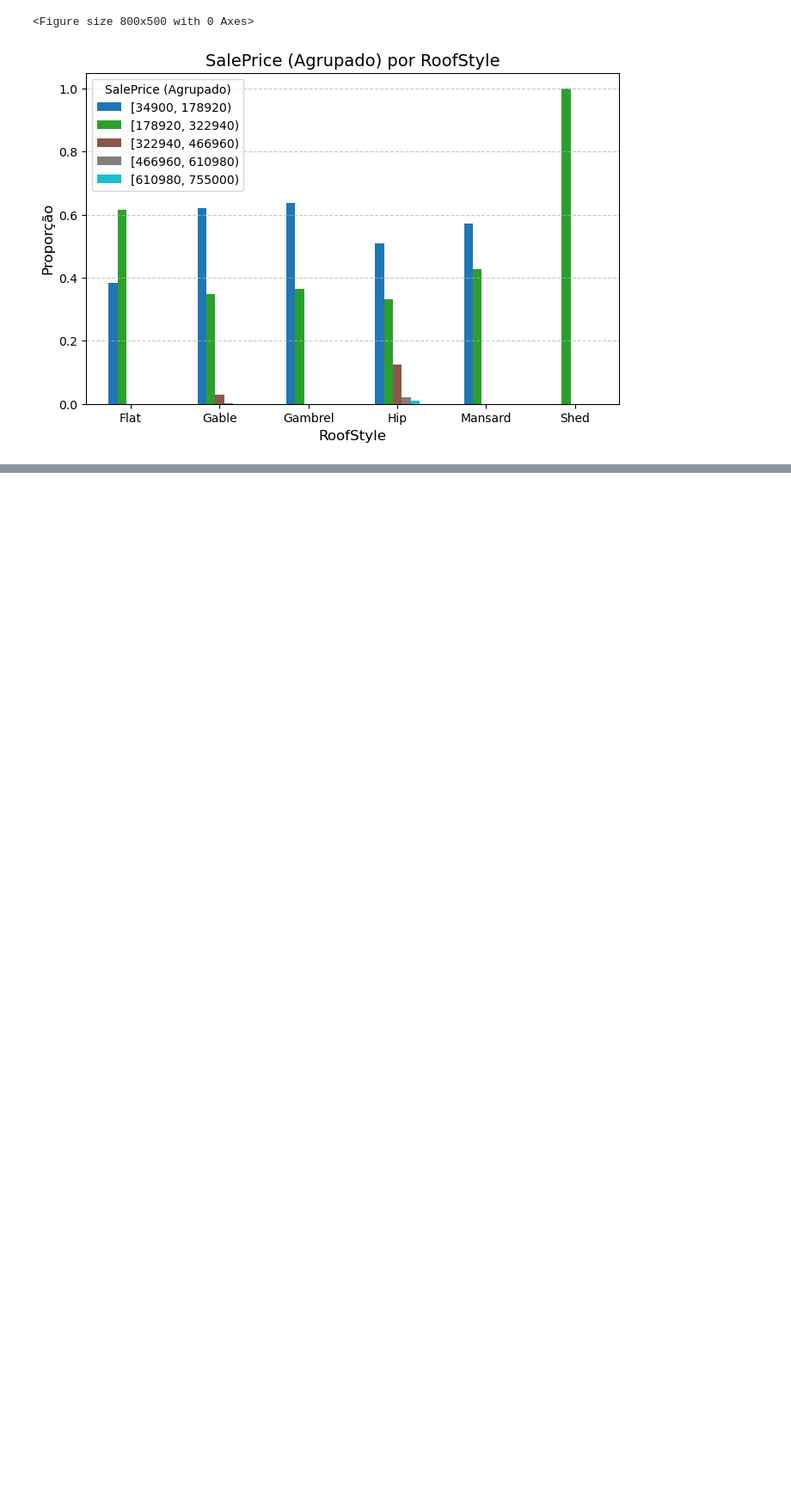
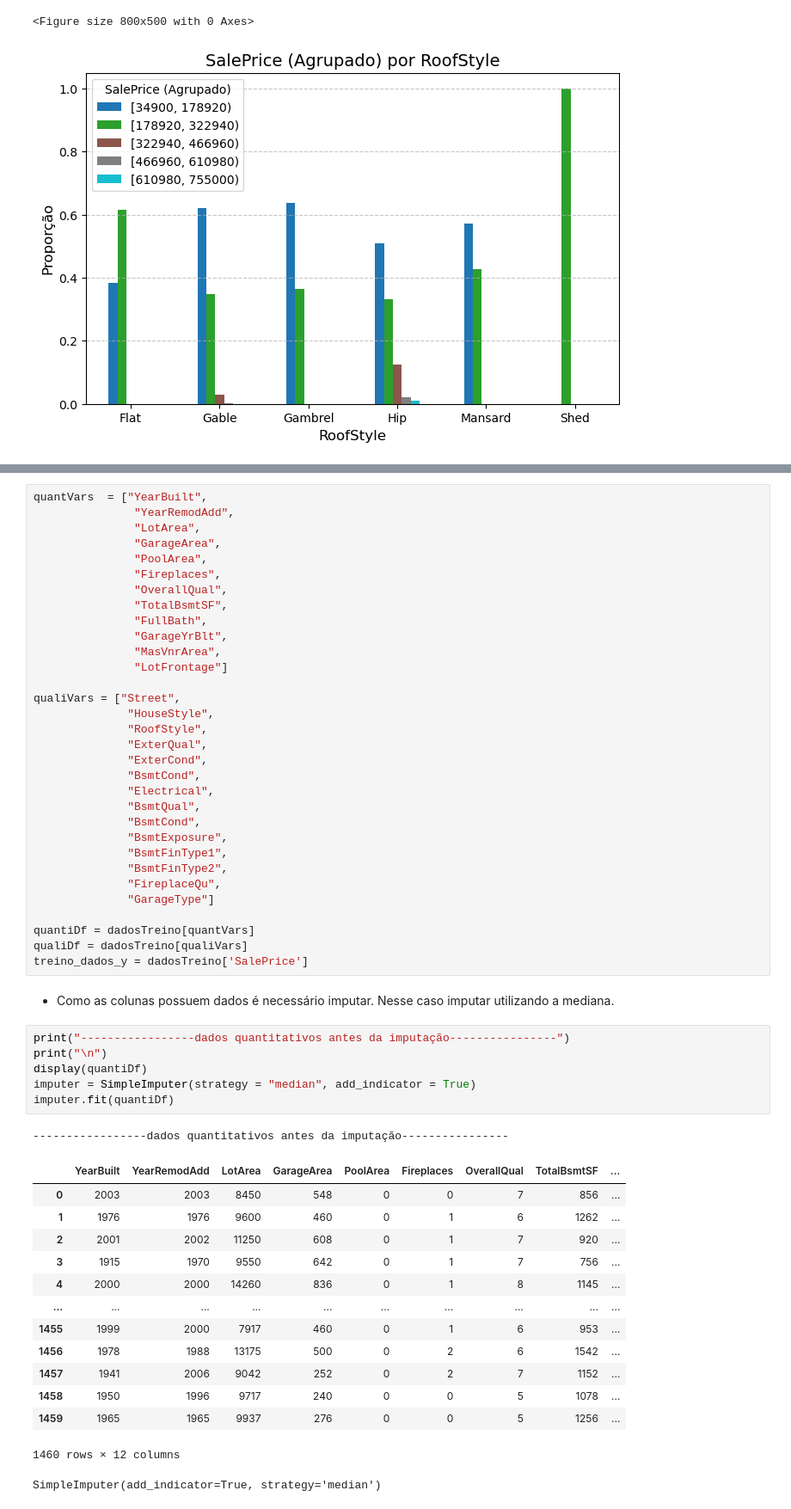
Before and after one commit to Cauaxavier/projeto-ti, a Jupyter notebook: main.ipynb, the cells around one changed output, grey strips where cells are left out. Shown: that part at 86% size. Drawn from its saved outputs; the diff is of its cells as text; blank space fills up the shorter version.

```diff
--- a/main.ipynb
+++ b/main.ipynb
@@ -669,0 +545,56 @@ display(ultimosCasos[['SalePriceCategoria', 'SalePriceCategoria_Predito']].style
+# %%
+quantVars  = ["YearBuilt",
+               "YearRemodAdd",
+               "LotArea",
+               "GarageArea",
+               "PoolArea",
+               "Fireplaces",
+               "OverallQual",
+               "TotalBsmtSF",
+               "FullBath",
+               "GarageYrBlt",
+               "MasVnrArea",
+               "LotFrontage"]
+
+qualiVars = ["Street",
+              "HouseStyle",
+              "RoofStyle",
+              "ExterQual",
+              "ExterCond",
+              "BsmtCond",
+              "Electrical",
+              "BsmtQual",
+              "BsmtCond",
+              "BsmtExposure",
+              "BsmtFinType1",
+              "BsmtFinType2",
+              "FireplaceQu",
+              "GarageType"]
+
+quantiDf = dadosTreino[quantVars]
+qualiDf = dadosTreino[qualiVars]
+treino_dados_y = dadosTreino['SalePrice']
+# %% [markdown]
+- Como as colunas possuem dados é necessário imputar. Nesse caso imputar utilizando a mediana.
+# %%
+print("-----------------dados quantitativos antes da imputação----------------")
+print("\n")
+display(quantiDf)
+imputer = SimpleImputer(strategy = "median", add_indicator = True)
+imputer.fit(quantiDf)
+# %% [output]
+-----------------dados quantitativos antes da imputação----------------
+|  | YearBuilt | YearRemodAdd | LotArea | GarageArea | PoolArea | Fireplaces | OverallQual | TotalBsmtSF | ... |
+| 0 | 2003 | 2003 | 8450 | 548 | 0 | 0 | 7 | 856 | ... |
+| 1 | 1976 | 1976 | 9600 | 460 | 0 | 1 | 6 | 1262 | ... |
+| 2 | 2001 | 2002 | 11250 | 608 | 0 | 1 | 7 | 920 | ... |
+| 3 | 1915 | 1970 | 9550 | 642 | 0 | 1 | 7 | 756 | ... |
+| 4 | 2000 | 2000 | 14260 | 836 | 0 | 1 | 8 | 1145 | ... |
+| ... | ... | ... | ... | ... | ... | ... | ... | ... | ... |
+| 1455 | 1999 | 2000 | 7917 | 460 | 0 | 1 | 6 | 953 | ... |
+| 1456 | 1978 | 1988 | 13175 | 500 | 0 | 2 | 6 | 1542 | ... |
+| 1457 | 1941 | 2006 | 9042 | 252 | 0 | 2 | 7 | 1152 | ... |
+| 1458 | 1950 | 1996 | 9717 | 240 | 0 | 0 | 5 | 1078 | ... |
+| 1459 | 1965 | 1965 | 9937 | 276 | 0 | 0 | 5 | 1256 | ... |
+1460 rows × 12 columns
+SimpleImputer(add_indicator=True, strategy='median')
```
Also changed, not shown: parts of 15 cells of this notebook.
